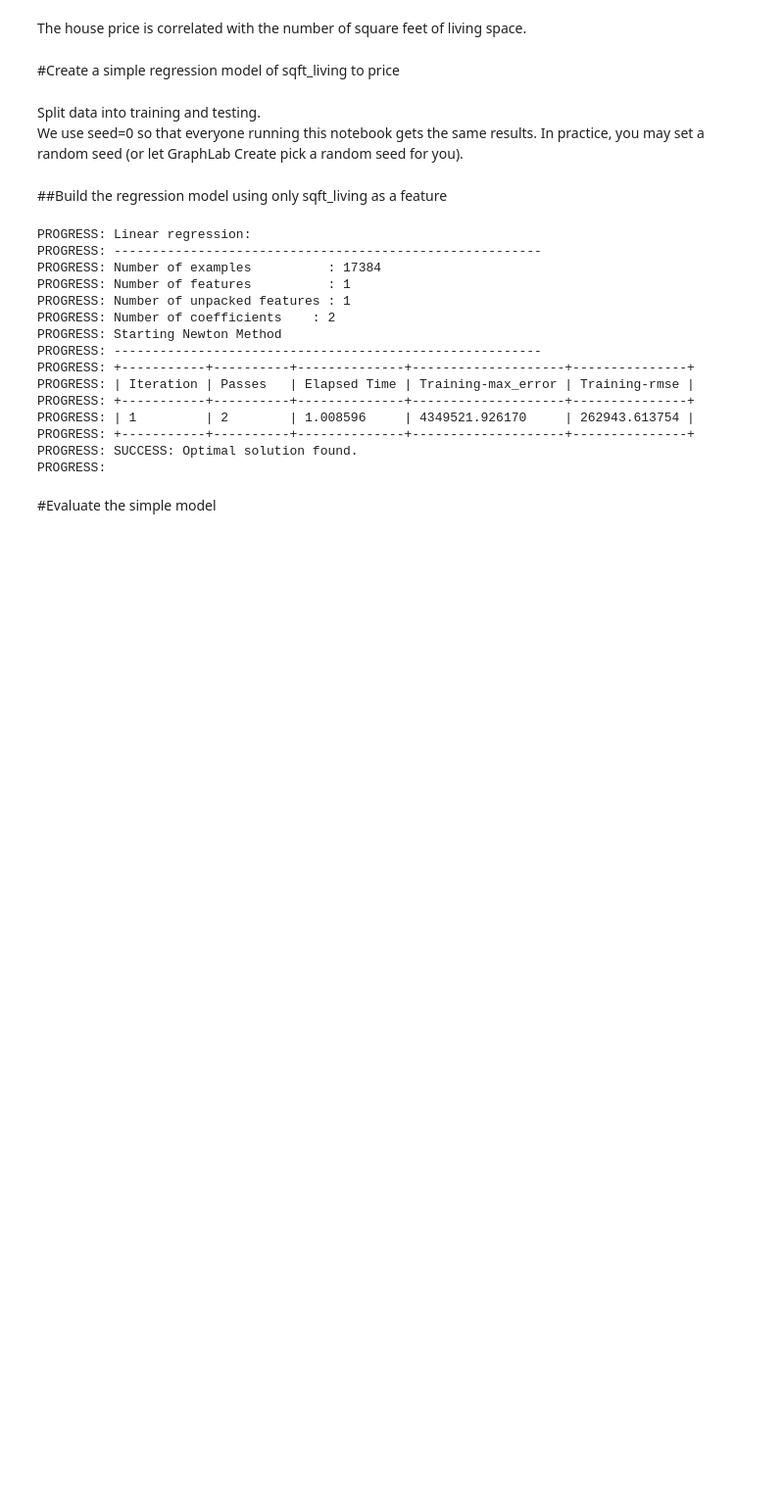
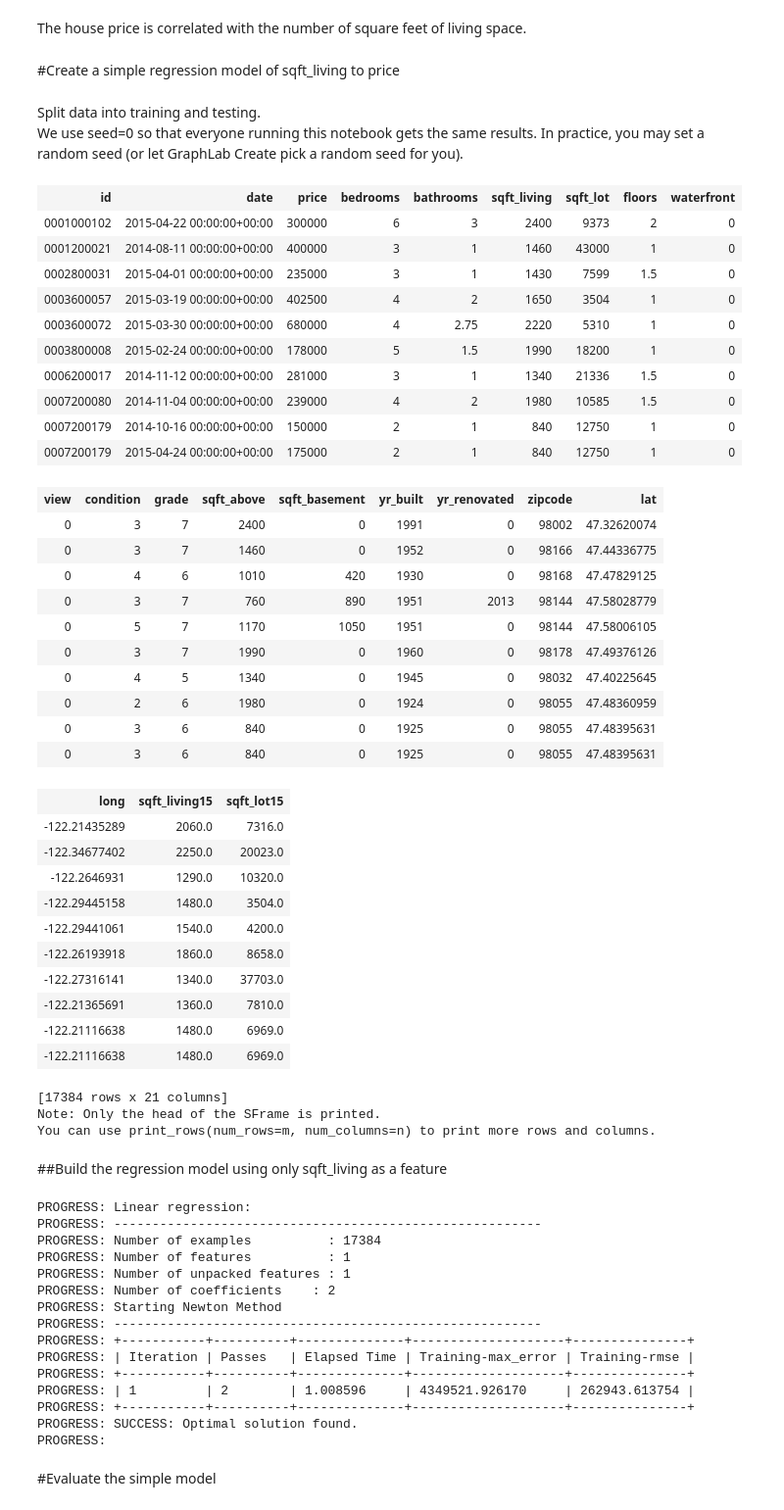
Before and after one commit to MaximeGaudin/Coursera-Machine-Learning-Foundation, a Jupyter notebook: Week2 - Regression/Support.ipynb, the cells around one changed output. Shown at 98% size. Drawn from its saved outputs; the diff is of its cells as text; code cells hidden in the pictures; blank space fills up the shorter version.

```diff
--- a/Week2 - Regression/Support.ipynb
+++ b/Week2 - Regression/Support.ipynb
@@ -68,6 +68,44 @@ Split data into training and testing.
 We use seed=0 so that everyone running this notebook gets the same results.  In practice, you may set a random seed (or let GraphLab Create pick a random seed for you).
 # %%
 train_data,test_data = sales.random_split(.8,seed=0)
+train_data.sort('id')
+# %% [output]
+| id | date | price | bedrooms | bathrooms | sqft_living | sqft_lot | floors | waterfront |
+| 0001000102 | 2015-04-22 00:00:00+00:00 | 300000 | 6 | 3 | 2400 | 9373 | 2 | 0 |
+| 0001200021 | 2014-08-11 00:00:00+00:00 | 400000 | 3 | 1 | 1460 | 43000 | 1 | 0 |
+| 0002800031 | 2015-04-01 00:00:00+00:00 | 235000 | 3 | 1 | 1430 | 7599 | 1.5 | 0 |
+| 0003600057 | 2015-03-19 00:00:00+00:00 | 402500 | 4 | 2 | 1650 | 3504 | 1 | 0 |
+| 0003600072 | 2015-03-30 00:00:00+00:00 | 680000 | 4 | 2.75 | 2220 | 5310 | 1 | 0 |
+| 0003800008 | 2015-02-24 00:00:00+00:00 | 178000 | 5 | 1.5 | 1990 | 18200 | 1 | 0 |
+| 0006200017 | 2014-11-12 00:00:00+00:00 | 281000 | 3 | 1 | 1340 | 21336 | 1.5 | 0 |
+| 0007200080 | 2014-11-04 00:00:00+00:00 | 239000 | 4 | 2 | 1980 | 10585 | 1.5 | 0 |
+| 0007200179 | 2014-10-16 00:00:00+00:00 | 150000 | 2 | 1 | 840 | 12750 | 1 | 0 |
+| 0007200179 | 2015-04-24 00:00:00+00:00 | 175000 | 2 | 1 | 840 | 12750 | 1 | 0 |
+| view | condition | grade | sqft_above | sqft_basement | yr_built | yr_renovated | zipcode | lat |
+| 0 | 3 | 7 | 2400 | 0 | 1991 | 0 | 98002 | 47.32620074 |
+| 0 | 3 | 7 | 1460 | 0 | 1952 | 0 | 98166 | 47.44336775 |
+| 0 | 4 | 6 | 1010 | 420 | 1930 | 0 | 98168 | 47.47829125 |
+| 0 | 3 | 7 | 760 | 890 | 1951 | 2013 | 98144 | 47.58028779 |
+| 0 | 5 | 7 | 1170 | 1050 | 1951 | 0 | 98144 | 47.58006105 |
+| 0 | 3 | 7 | 1990 | 0 | 1960 | 0 | 98178 | 47.49376126 |
+| 0 | 4 | 5 | 1340 | 0 | 1945 | 0 | 98032 | 47.40225645 |
+| 0 | 2 | 6 | 1980 | 0 | 1924 | 0 | 98055 | 47.48360959 |
+| 0 | 3 | 6 | 840 | 0 | 1925 | 0 | 98055 | 47.48395631 |
+| 0 | 3 | 6 | 840 | 0 | 1925 | 0 | 98055 | 47.48395631 |
+| long | sqft_living15 | sqft_lot15 |
+| -122.21435289 | 2060.0 | 7316.0 |
+| -122.34677402 | 2250.0 | 20023.0 |
+| -122.2646931 | 1290.0 | 10320.0 |
+| -122.29445158 | 1480.0 | 3504.0 |
+| -122.29441061 | 1540.0 | 4200.0 |
+| -122.26193918 | 1860.0 | 8658.0 |
+| -122.27316141 | 1340.0 | 37703.0 |
+| -122.21365691 | 1360.0 | 7810.0 |
+| -122.21116638 | 1480.0 | 6969.0 |
+| -122.21116638 | 1480.0 | 6969.0 |
+[17384 rows x 21 columns]
+Note: Only the head of the SFrame is printed.
+You can use print_rows(num_rows=m, num_columns=n) to print more rows and columns.
 # %% [markdown]
 ##Build the regression model using only sqft_living as a feature
 # %%
```
Also changed, not shown: parts of 1 cell of this notebook, 1 other file.
